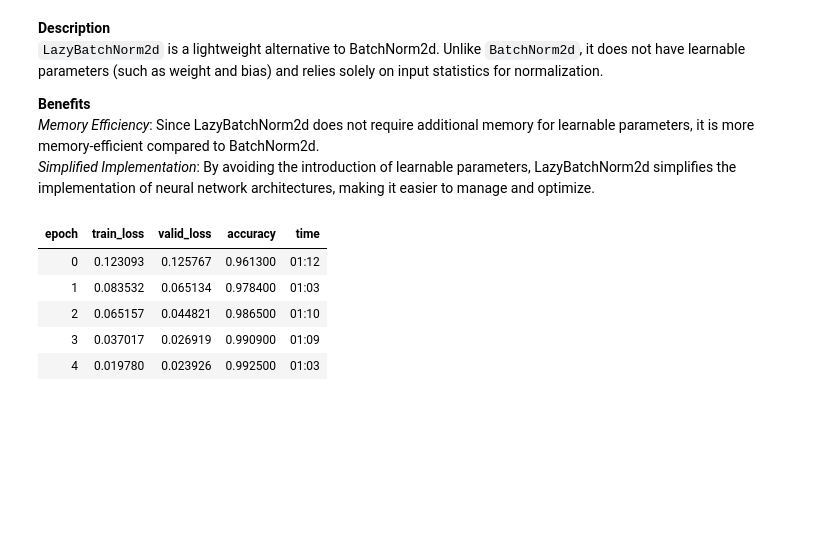
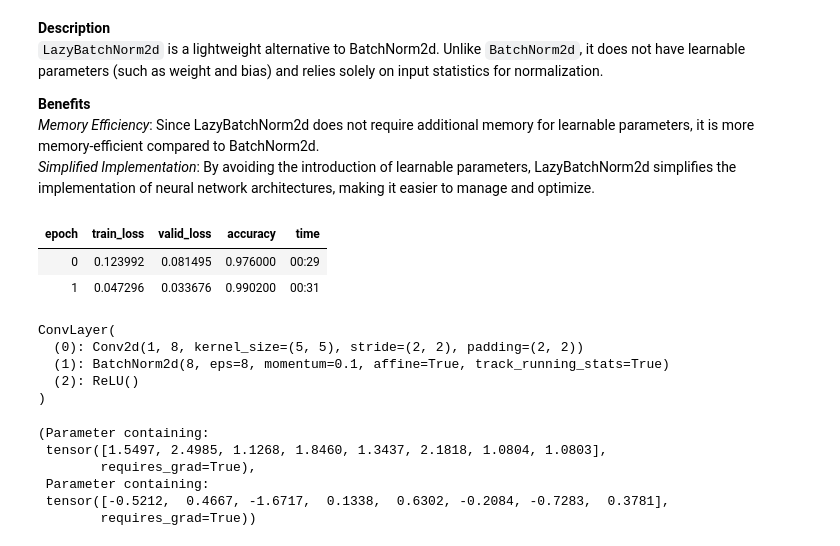
Before and after one commit to tripathysagar/fastbook-with-assign, a Jupyter notebook: Chapter-13/Normalizations.ipynb, the cells around one changed output. Drawn from its saved outputs; the diff is of its cells as text; code cells hidden in the pictures; blank space fills up the shorter version.

```diff
--- a/Chapter-13/Normalizations.ipynb
+++ b/Chapter-13/Normalizations.ipynb
@@ -33,10 +33,9 @@ def simple_cnn():
         Flatten()
     )
 # %%
-from fastai.callback.hook import *
 def fit(epochs = 1, lr=0.06):
     learn = Learner(dls, simple_cnn(), loss_func=CrossEntropyLossFlat(),
-                    metrics=accuracy, cbs=ActivationStats(with_hist=True))
+                    metrics=accuracy)
     learn.fit_one_cycle(epochs, lr)
     return learn
 # %% [markdown]
@@ -64,15 +82,30 @@ learn = fit()
 # %%
 def conv(ni, nf, ks=3, act=True):
     layers = [nn.Conv2d(ni, nf, stride=2, kernel_size=ks, padding=ks//2)]
-    layers.append(nn.LazyBatchNorm2d(nf))
+    layers.append(nn.LazyBatchNorm2d())
     if act:
         layers.append(nn.ReLU())
     return nn.Sequential(*layers)
-learn = fit(5)
+learn = fit(2)
 # %% [output]
 | epoch | train_loss | valid_loss | accuracy | time |
-| 0 | 0.123093 | 0.125767 | 0.961300 | 01:12 |
-| 1 | 0.083532 | 0.065134 | 0.978400 | 01:03 |
-| 2 | 0.065157 | 0.044821 | 0.986500 | 01:10 |
-| 3 | 0.037017 | 0.026919 | 0.990900 | 01:09 |
-| 4 | 0.019780 | 0.023926 | 0.992500 | 01:03 |
+| 0 | 0.123992 | 0.081495 | 0.976000 | 00:29 |
+| 1 | 0.047296 | 0.033676 | 0.990200 | 00:31 |
+# %%
+m1 = learn.model
+m1[0]
+# %% [output]
+ConvLayer(
+  (0): Conv2d(1, 8, kernel_size=(5, 5), stride=(2, 2), padding=(2, 2))
+  (1): BatchNorm2d(8, eps=8, momentum=0.1, affine=True, track_running_stats=True)
+  (2): ReLU()
+)
+# %%
+m1[0][1].weight, m1[0][1].bias
+# %% [output]
+(Parameter containing:
+ tensor([1.5497, 2.4985, 1.1268, 1.8460, 1.3437, 2.1818, 1.0804, 1.0803],
+        requires_grad=True),
+ Parameter containing:
+ tensor([-0.5212,  0.4667, -1.6717,  0.1338,  0.6302, -0.2084, -0.7283,  0.3781],
+        requires_grad=True))
```
Also changed, not shown: parts of 12 cells of this notebook, 2 other files.
